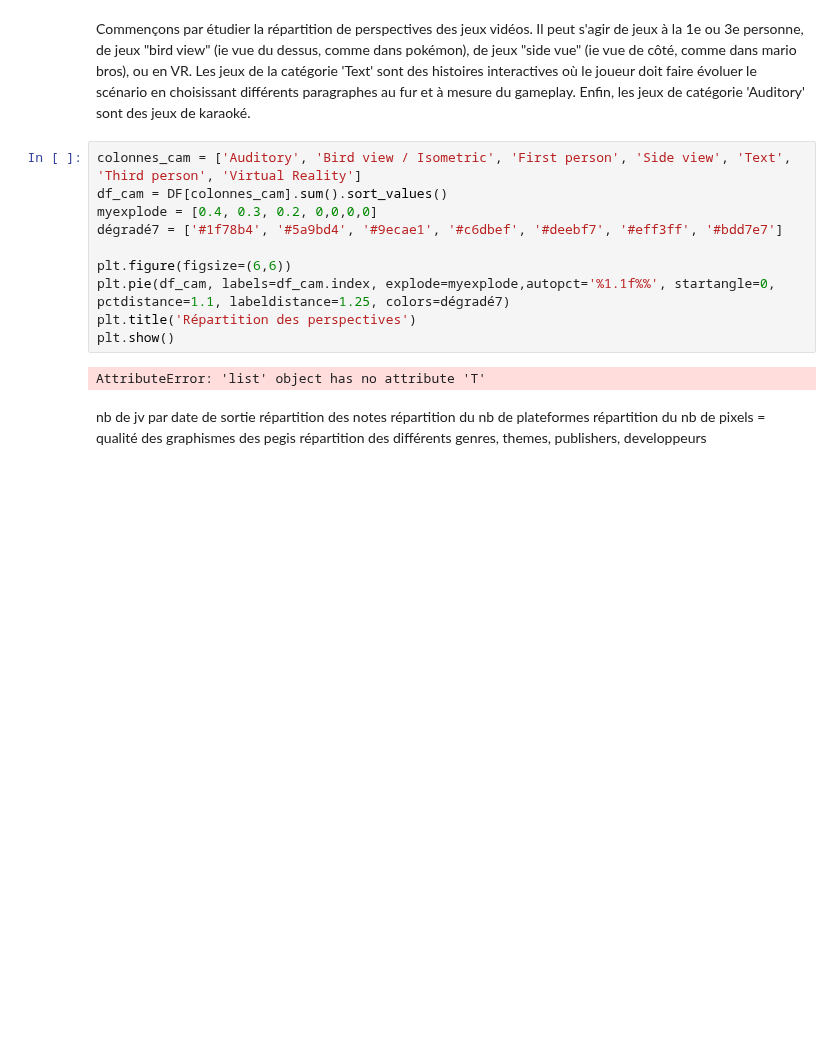
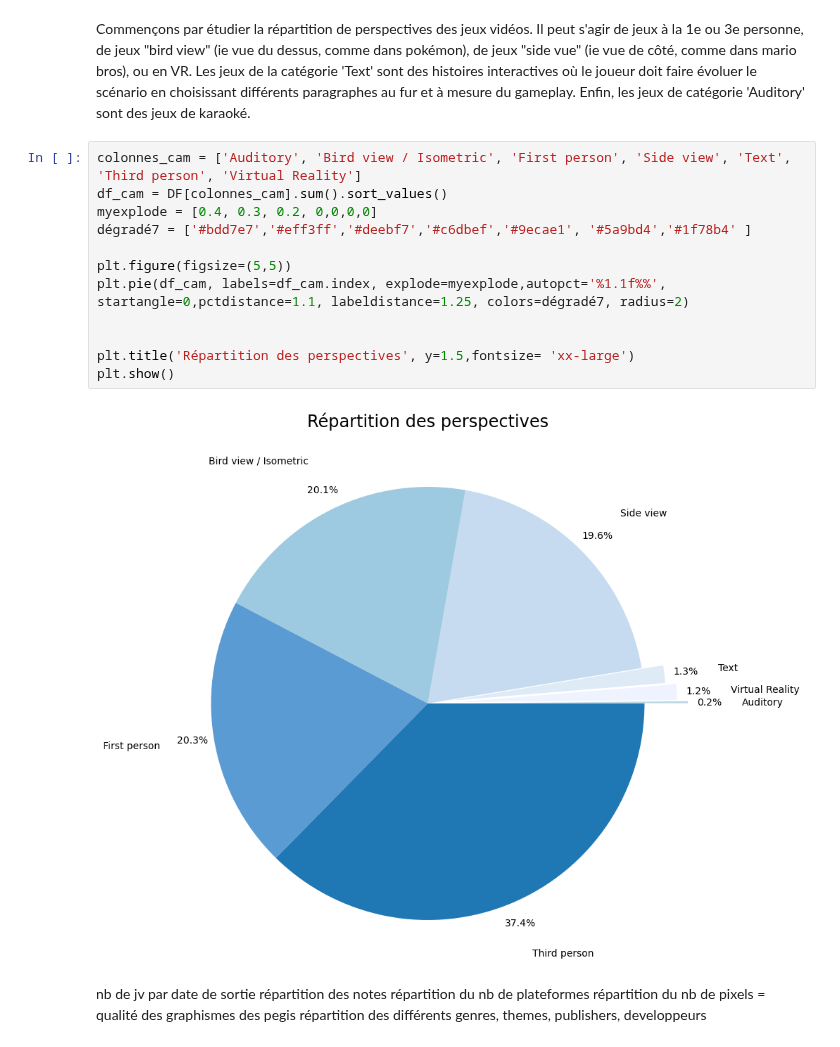
Before and after one commit to PyTomSss/PythonProjects, a Jupyter notebook: Project_Notebook.ipynb, the cells around one changed output. Cells and saved outputs as stored; diff of their text form; blank space fills up the shorter version.

```diff
--- a/Project_Notebook.ipynb
+++ b/Project_Notebook.ipynb
@@ -917,15 +917,17 @@ Enfin, les jeux de catégorie 'Auditory' sont des jeux de karaoké.
 # %%
 colonnes_cam = ['Auditory', 'Bird view / Isometric', 'First person', 'Side view', 'Text', 'Third person', 'Virtual Reality']
 df_cam = DF[colonnes_cam].sum().sort_values()
 myexplode = [0.4, 0.3, 0.2, 0,0,0,0]
-dégradé7 = ['#1f78b4', '#5a9bd4', '#9ecae1', '#c6dbef', '#deebf7', '#eff3ff', '#bdd7e7']
+dégradé7 = ['#bdd7e7','#eff3ff','#deebf7','#c6dbef','#9ecae1', '#5a9bd4','#1f78b4' ]
 
-plt.figure(figsize=(6,6))
-plt.pie(df_cam, labels=df_cam.index, explode=myexplode,autopct='%1.1f%%', startangle=0, pctdistance=1.1, labeldistance=1.25, colors=dégradé7)
-plt.title('Répartition des perspectives')
+plt.figure(figsize=(5,5))
+plt.pie(df_cam, labels=df_cam.index, explode=myexplode,autopct='%1.1f%%', startangle=0,pctdistance=1.1, labeldistance=1.25, colors=dégradé7, radius=2)
+
+
+plt.title('Répartition des perspectives', y=1.5,fontsize= 'xx-large')
 plt.show()
 # %% [output]
-AttributeError: 'list' object has no attribute 'T'
+[figure, added]
 # %% [markdown]
 nb de jv par date de sortie
 répartition des notes
```
